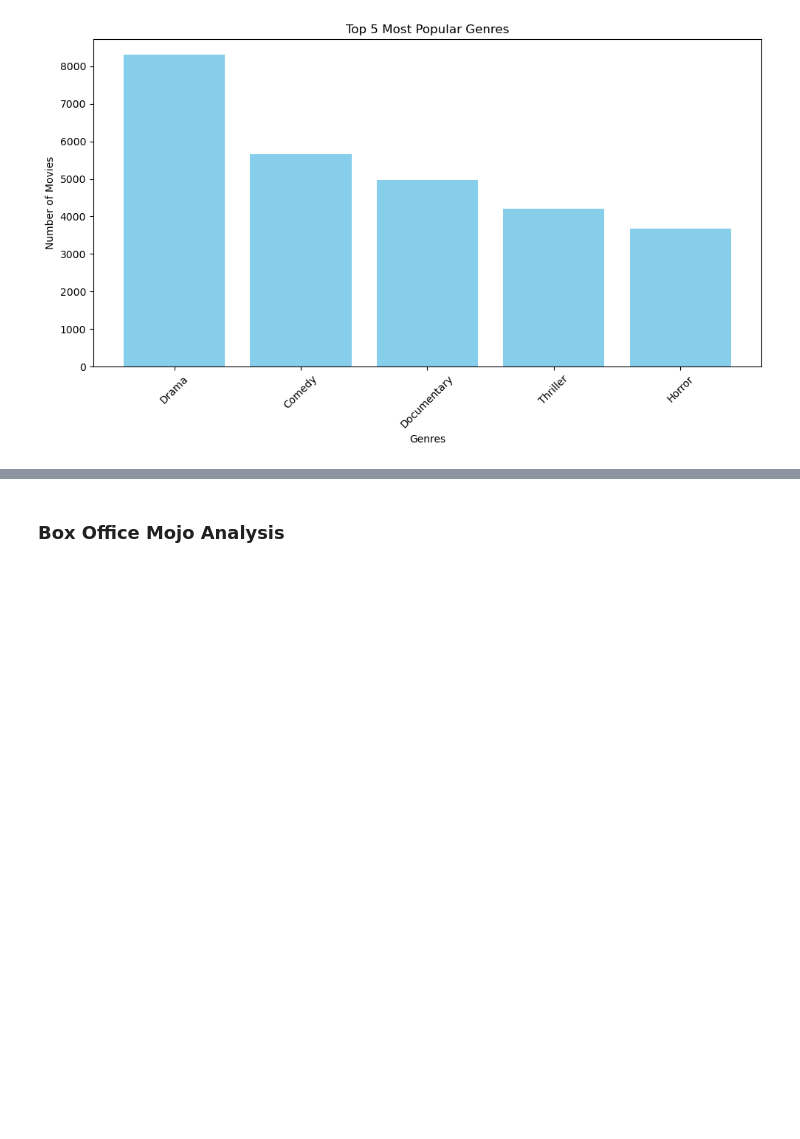
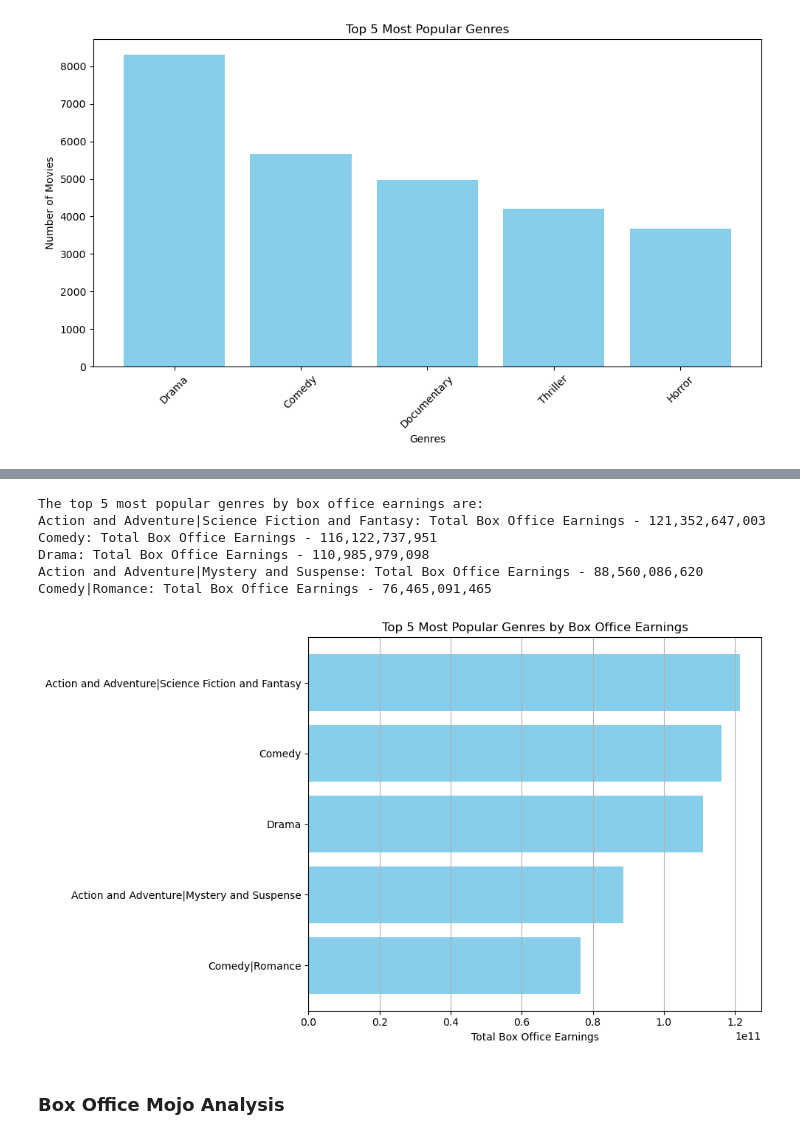
Before and after one commit to Kevan-Muthomi/DS-Phase_1_Project, a Jupyter notebook: student.ipynb, the cells around one changed output, grey strips where cells are left out. Drawn from its saved outputs; the diff is of its cells as text; code cells hidden in the pictures; blank space fills up the shorter version.

Commit message:
Added Visualizations

```diff
--- a/student.ipynb
+++ b/student.ipynb
@@ -505,0 +510,8 @@ plt.show()
+# %%
+#Merging the two cleaned Rotten Tomatoes Data Frames by the most relevant columns
+rt_movies_relevant = pd.merge(rt_movie_reviews_cleaned[['id', 'rating', 'fresh']],
+                              rt_movie_info_cleaned[['id', 'genre', 'box_office']],
+                              on='id')
+
+# Displaying the resulting merged DataFrame
+print(rt_movies_relevant.head())
@@ -506,3 +546,39 @@ plt.show()
+# %%
+#Identifying the 5 most popular Rotten Tomatoes genres by the highest box office earnings
+rt_genre_box_office = rt_movies_relevant.groupby('genre')['box_office'].sum()
+
+# Sort the genres by box office earnings in descending order and get the top 5
+rt_top_5_genres = rt_genre_box_office.nlargest(5)
+
+# Print the top 5 most popular genres and their total box office earnings
+print("The top 5 most popular genres by box office earnings are:")
+for genre, box_office in rt_top_5_genres.items():
+    formatted_box_office = '{:,.0f}'.format(box_office)
+    print(f"{genre}: Total Box Office Earnings - {formatted_box_office}")
+# %% [output]
+The top 5 most popular genres by box office earnings are:
+Action and Adventure|Science Fiction and Fantasy: Total Box Office Earnings - 121,352,647,003
+Comedy: Total Box Office Earnings - 116,122,737,951
+Drama: Total Box Office Earnings - 110,985,979,098
+Action and Adventure|Mystery and Suspense: Total Box Office Earnings - 88,560,086,620
+Comedy|Romance: Total Box Office Earnings - 76,465,091,465
+# %%
+#Creating appropriate visualizations for the data above
+rt_genres = rt_top_5_genres.index
+rt_earnings = rt_top_5_genres.values
+# Create bar plot
+plt.figure(figsize=(10, 6))
+plt.barh(rt_genres, rt_earnings, color='skyblue')
+plt.xlabel('Total Box Office Earnings')
+plt.title('Top 5 Most Popular Genres by Box Office Earnings')
+plt.gca().invert_yaxis()  # Invert y-axis to display genres from top to bottom
+plt.grid(axis='x')  # Add gridlines along the x-axis
+plt.tight_layout()
+
+# Show plot
+plt.show()
+# %% [output]
+[figure, added]
 # %% [markdown]
 ### Box Office Mojo Analysis
 # %%
```
Also changed, not shown: parts of 6 cells of this notebook.
